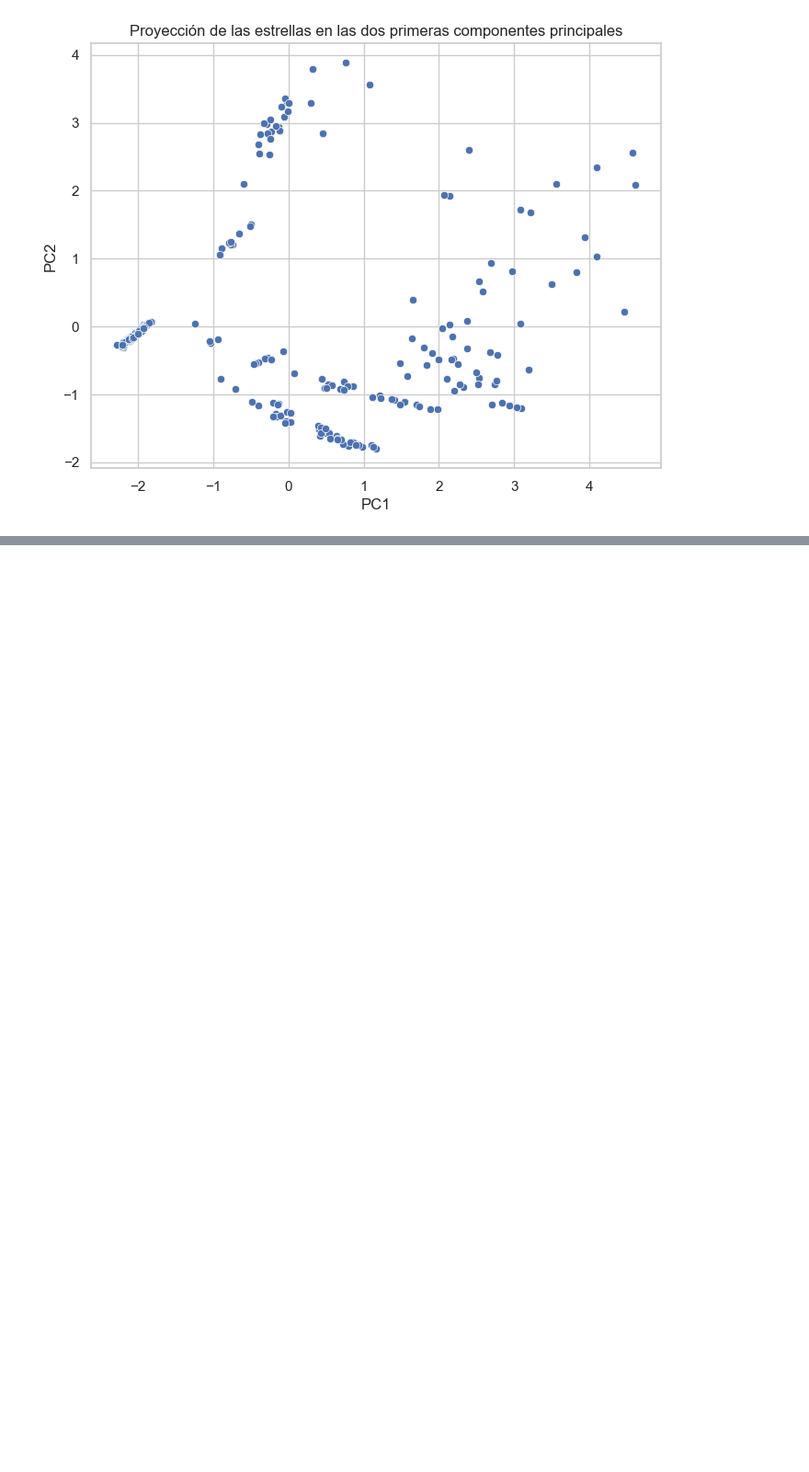
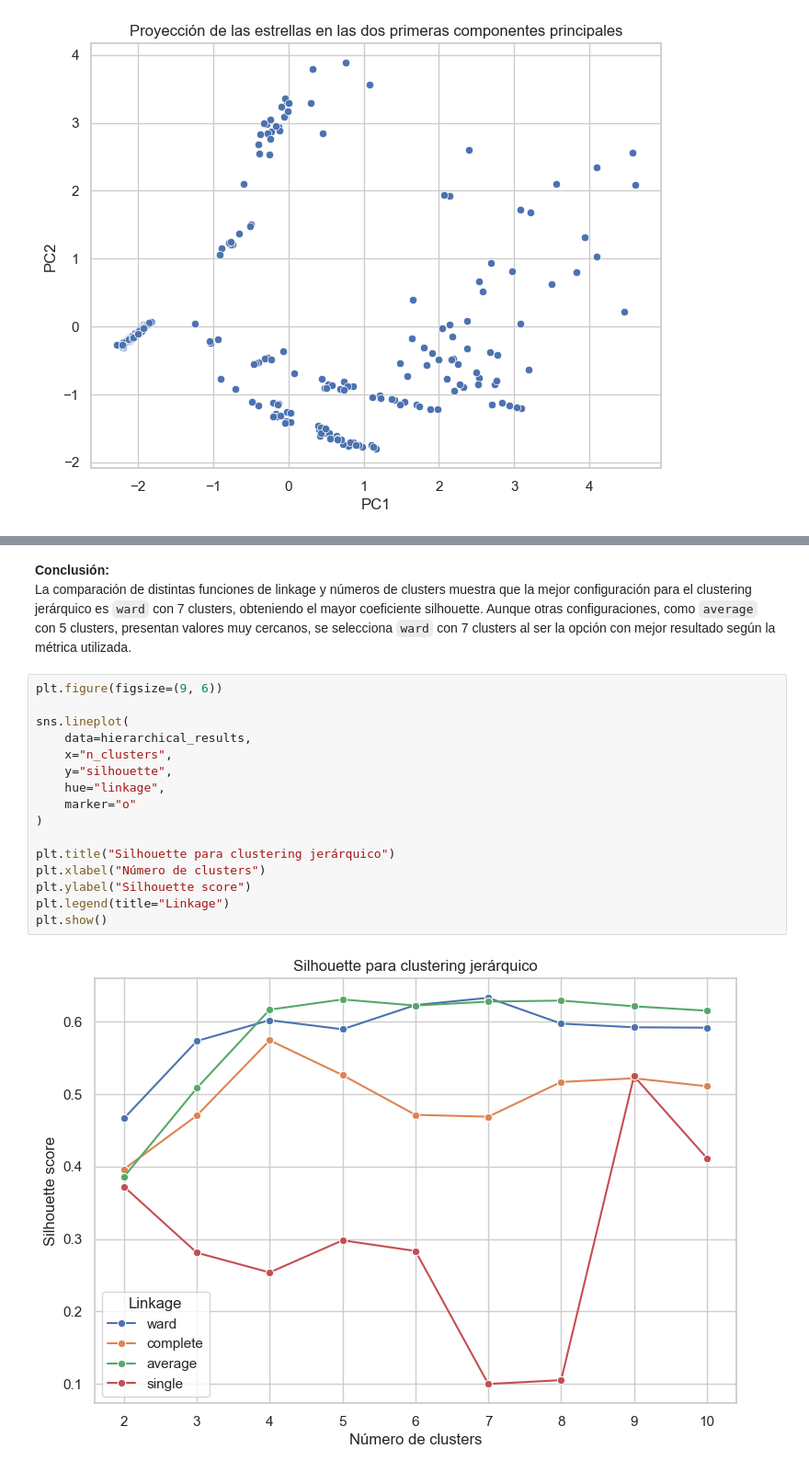
Before and after one commit to DiegoVa6/Grupo05_Practica2, a Jupyter notebook: practica2_estrellas.ipynb, the cells around one changed output, grey strips where cells are left out. Shown at 92% size. Drawn from its saved outputs; the diff is of its cells as text; blank space fills up the shorter version.

```diff
--- a/practica2_estrellas.ipynb
+++ b/practica2_estrellas.ipynb
@@ -452,0 +648,21 @@ plt.show()
+# %% [markdown]
+**Conclusión:**
+La comparación de distintas funciones de linkage y números de clusters muestra que la mejor configuración para el clustering jerárquico es `ward` con 7 clusters, obteniendo el mayor coeficiente silhouette. Aunque otras configuraciones, como `average` con 5 clusters, presentan valores muy cercanos, se selecciona `ward` con 7 clusters al ser la opción con mejor resultado según la métrica utilizada.
+# %%
+plt.figure(figsize=(9, 6))
+
+sns.lineplot(
+    data=hierarchical_results,
+    x="n_clusters",
+    y="silhouette",
+    hue="linkage",
+    marker="o"
+)
+
+plt.title("Silhouette para clustering jerárquico")
+plt.xlabel("Número de clusters")
+plt.ylabel("Silhouette score")
+plt.legend(title="Linkage")
+plt.show()
+# %% [output]
+[figure, added]
```
Also changed, not shown: parts of 36 cells of this notebook.
